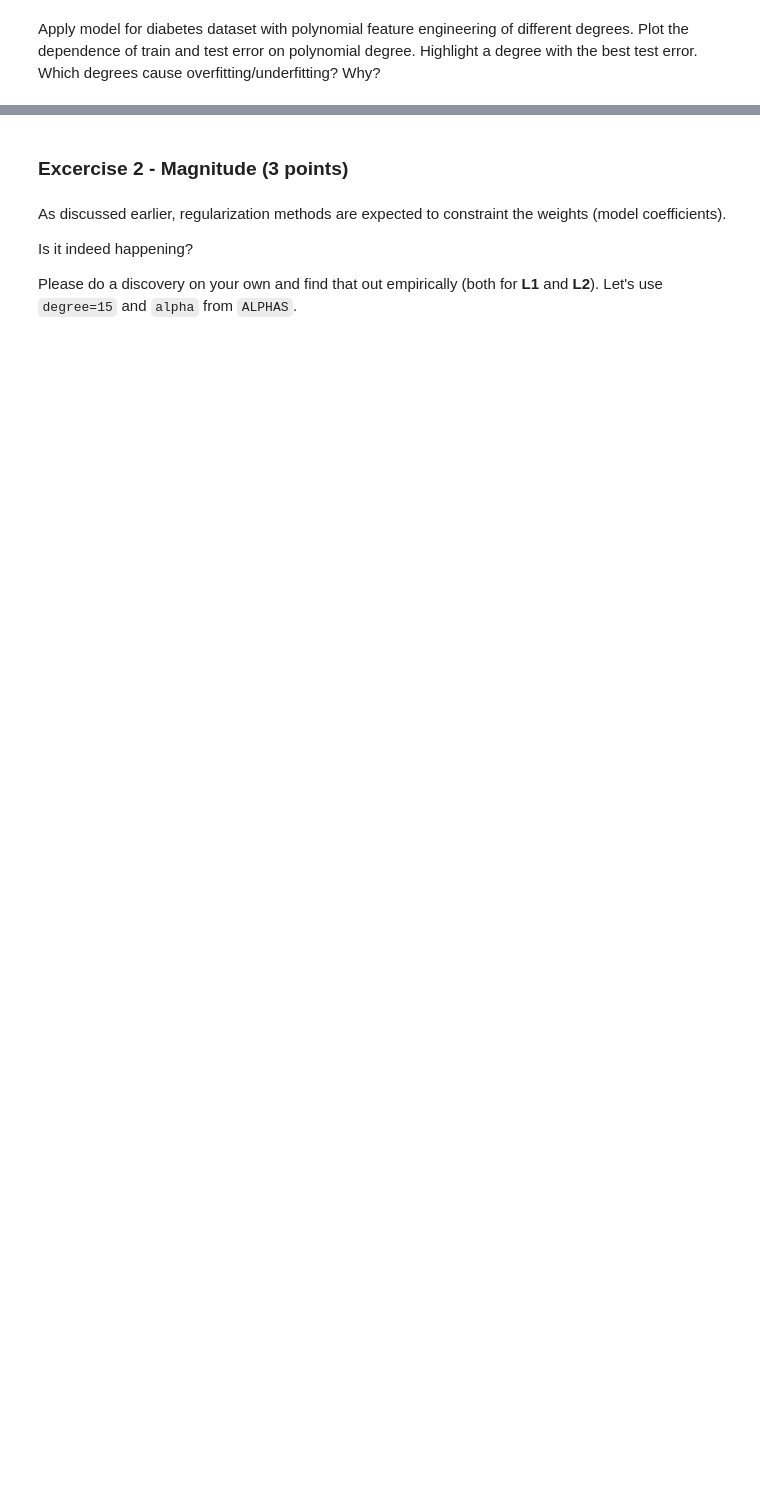
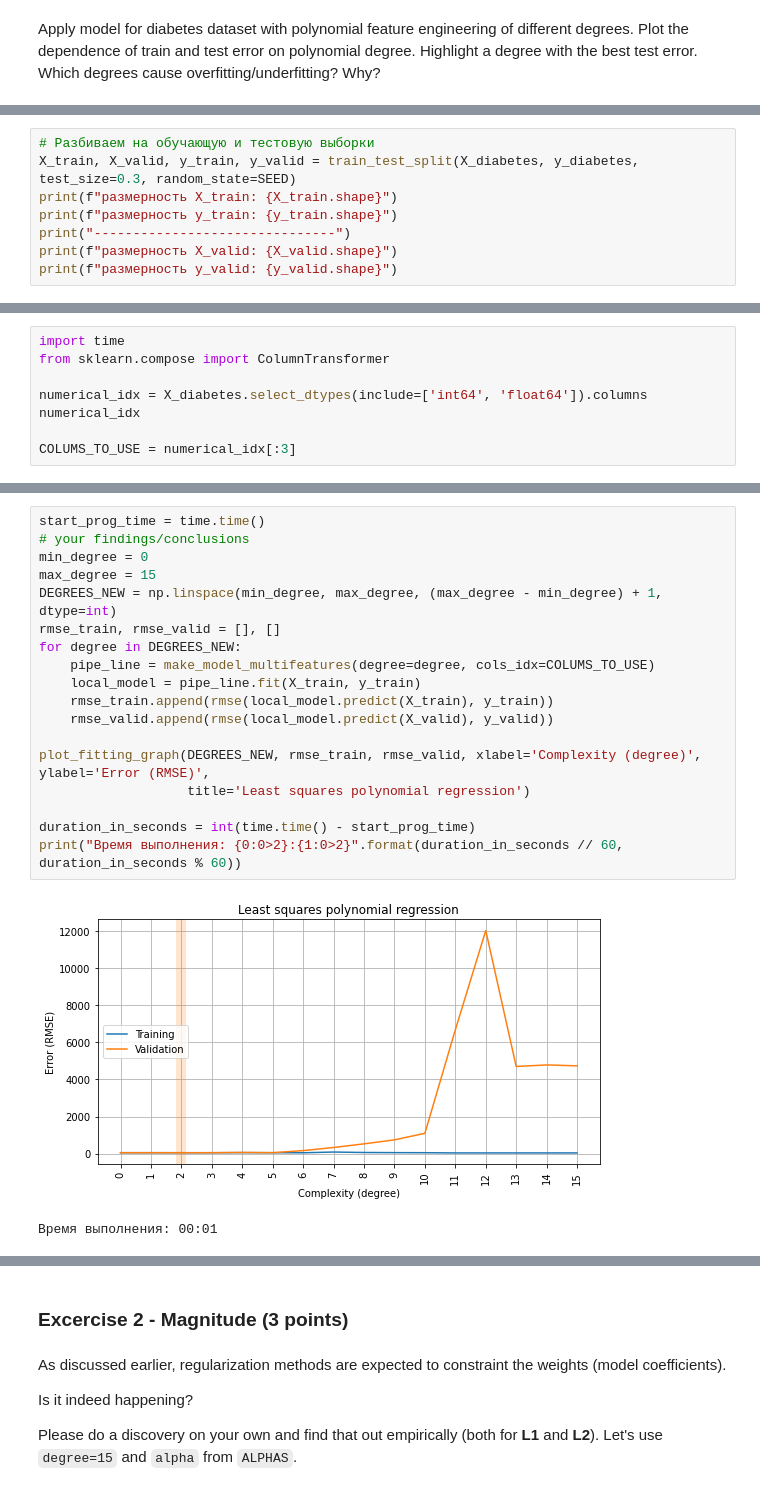
Before and after one commit to DIVIGL1/RSSchool-ML-Open-Course, a Jupyter notebook: 4_overfitting_regularization/overfitting_regularization.ipynb, the cells around one changed output, grey strips where cells are left out. Cells and saved outputs as stored; diff of their text form; blank space fills up the shorter version.

```diff
--- a/4_overfitting_regularization/overfitting_regularization.ipynb
+++ b/4_overfitting_regularization/overfitting_regularization.ipynb
@@ -371,0 +478,8 @@ Apply model for diabetes dataset with polynomial feature engineering of differen
+# %%
+# Разбиваем на обучающую и тестовую выборки
+X_train, X_valid, y_train, y_valid = train_test_split(X_diabetes, y_diabetes, test_size=0.3, random_state=SEED)
+print(f"размерность X_train: {X_train.shape}")
+print(f"размерность y_train: {y_train.shape}")
+print("-------------------------------")
+print(f"размерность X_valid: {X_valid.shape}")
+print(f"размерность y_valid: {y_valid.shape}")
@@ -371,0 +510,8 @@ Apply model for diabetes dataset with polynomial feature engineering of differen
+# %%
+import time
+from sklearn.compose import ColumnTransformer
+
+numerical_idx = X_diabetes.select_dtypes(include=['int64', 'float64']).columns
+numerical_idx
+
+COLUMS_TO_USE = numerical_idx[:3]
@@ -371,0 +561,21 @@ Apply model for diabetes dataset with polynomial feature engineering of differen
+# %%
+start_prog_time = time.time()
+# your findings/conclusions
+min_degree = 0
+max_degree = 15
+DEGREES_NEW = np.linspace(min_degree, max_degree, (max_degree - min_degree) + 1, dtype=int)
+rmse_train, rmse_valid = [], []
+for degree in DEGREES_NEW:
+    pipe_line = make_model_multifeatures(degree=degree, cols_idx=COLUMS_TO_USE)
+    local_model = pipe_line.fit(X_train, y_train)
+    rmse_train.append(rmse(local_model.predict(X_train), y_train))
+    rmse_valid.append(rmse(local_model.predict(X_valid), y_valid))
+
+plot_fitting_graph(DEGREES_NEW, rmse_train, rmse_valid, xlabel='Complexity (degree)', ylabel='Error (RMSE)',
+                   title='Least squares polynomial regression')
+
+duration_in_seconds = int(time.time() - start_prog_time)
+print("Время выполнения: {0:0>2}:{1:0>2}".format(duration_in_seconds // 60, duration_in_seconds % 60))
+# %% [output]
+[figure, added]
+Время выполнения: 00:01
```
Also changed, not shown: parts of 81 cells of this notebook.
